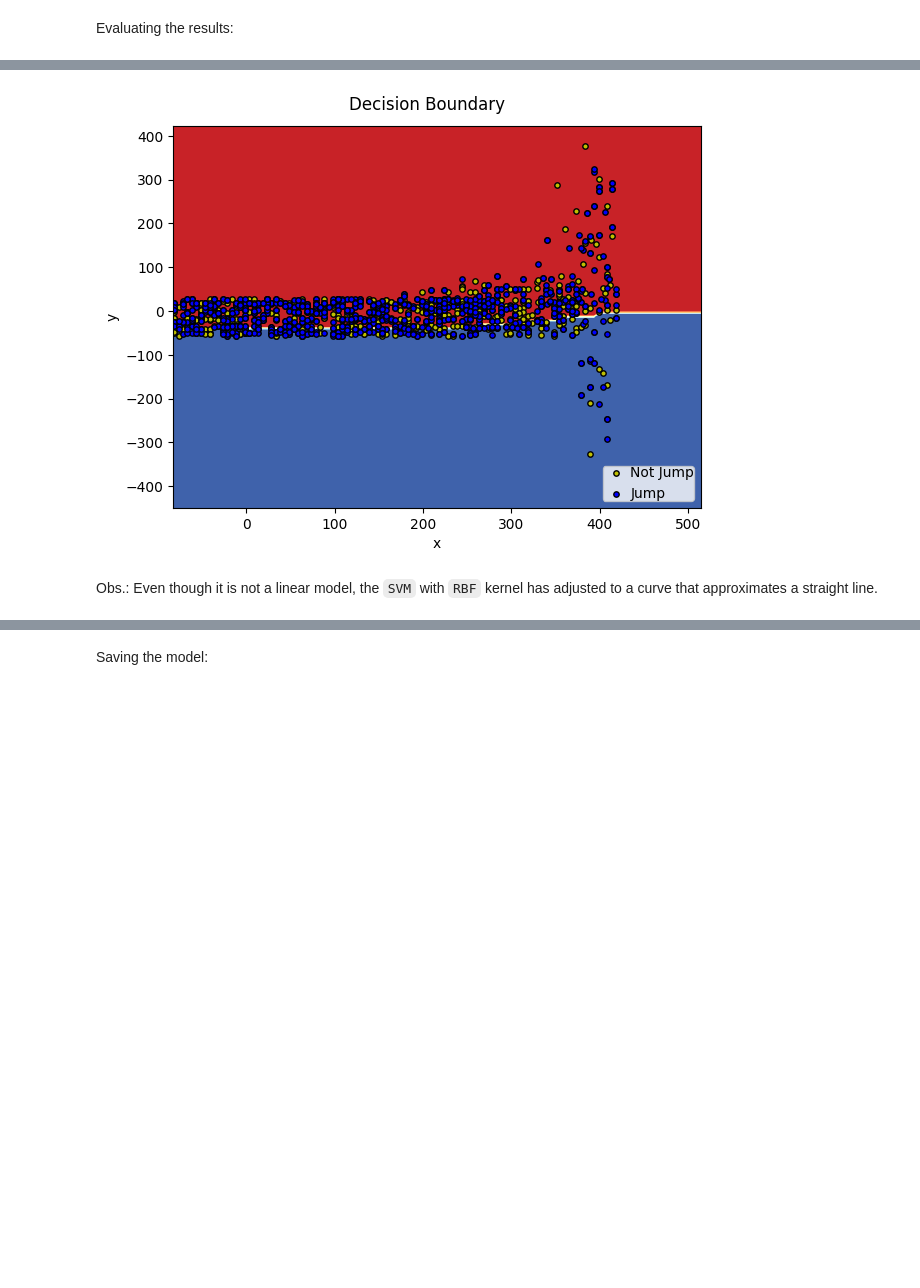
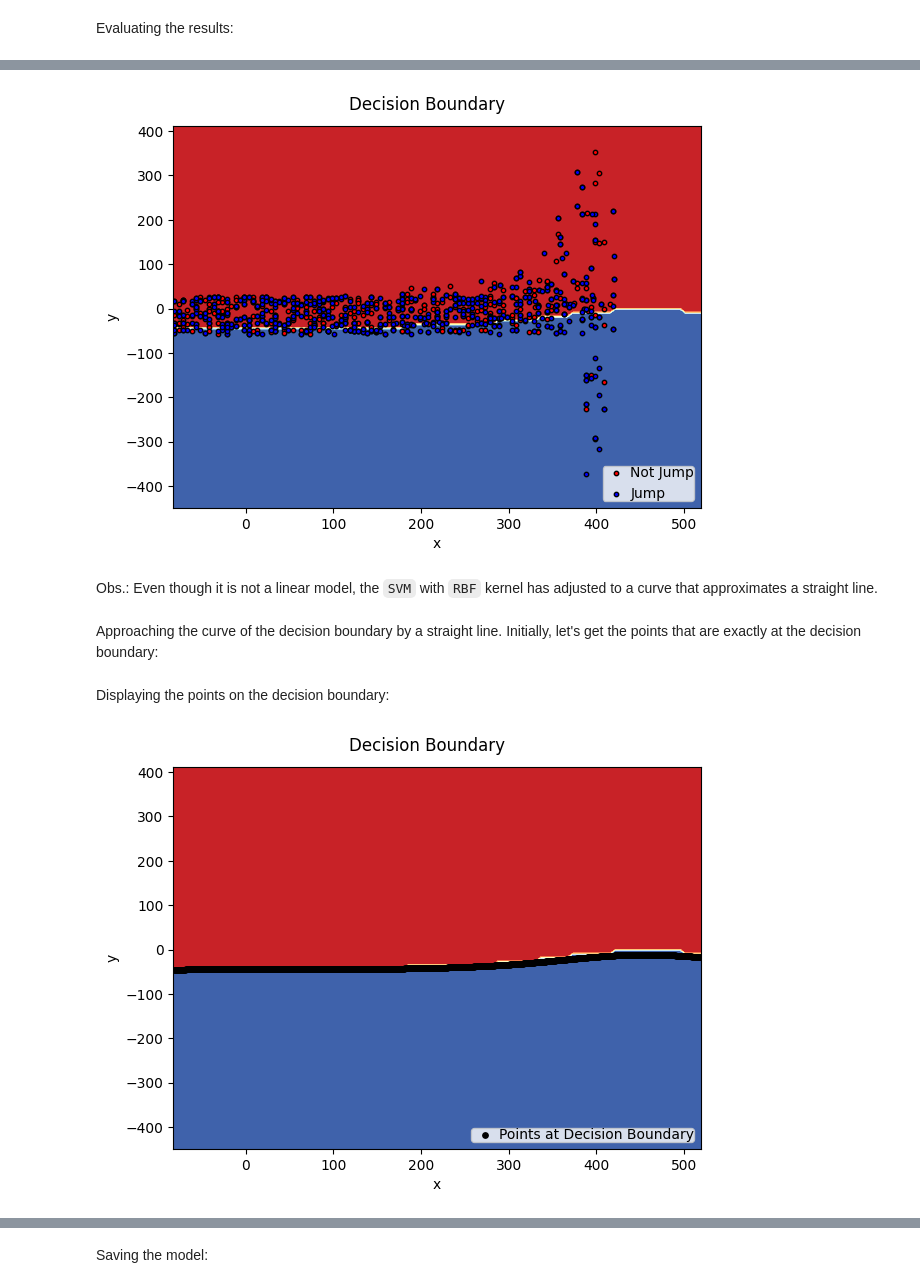
Before and after one commit to filipemedeiross/solving_flappy_bird, a Jupyter notebook: notebooks/intelligent_agent.ipynb, the cells around one changed output, grey strips where cells are left out. Cells and saved outputs as stored; diff of their text form; code cells hidden in the pictures; blank space fills up the shorter version.

```diff
--- a/notebooks/intelligent_agent.ipynb
+++ b/notebooks/intelligent_agent.ipynb
@@ -377,6 +376,6 @@ with open('../flappy_bean/models/dtc.pkl','wb') as f:
 # %% [markdown]
 Training an SVM with rbf kernel:
 # %%
-svm_rbf = SVC(kernel='rbf')
+svm_rbf = SVC(kernel='rbf', probability=True)
 svm_rbf.fit(X_train, y_train)
 # %% [output]
@@ -417,8 +411,8 @@ f(x)=+1     438    11219
 weighted avg       0.90      0.89      0.89     23314
 # %%
 n_classes = 2
-plot_colors = 'yb'
-n_points = 1500
+plot_colors = 'rb'
+n_points = 1000
 
 # Displaying the bounding region
 ax = plt.subplot(1, 1, 1)
@@ -443,13 +437,15 @@ for i, color in zip(range(n_classes), plot_colors):
         c=color,
         label='Jump' if i else 'Not Jump',
         edgecolor='black',
-        s=15
+        s=10
     )
 
 plt.suptitle('Decision Boundary')
 plt.legend(loc='lower right', borderpad=0, handletextpad=0)
 _ = plt.axis('tight')
 # %% [output]
-[figure, old version]
+[figure, new version]
-# %% [markdown]
-Obs.: Even though it is not a linear model, the `SVM` with `RBF` kernel has adjusted to a curve that approximates a straight line.
+# %% [markdown]
+Obs.: Even though it is not a linear model, the `SVM` with `RBF` kernel has adjusted to a curve that approximates a straight line.
+# %% [markdown]
+Approaching the curve of the decision boundary by a straight line. Initially, let's get the points that are exactly at the decision boundary:
@@ -455,0 +481,31 @@ Obs.: Even though it is not a linear model, the `SVM` with `RBF` kernel has adju
+# %% [markdown]
+Displaying the points on the decision boundary:
+# %%
+# Displaying the bounding region
+ax = plt.subplot(1, 1, 1)
+plt.tight_layout(h_pad=0.5, w_pad=0.5, pad=2.5)
+DecisionBoundaryDisplay.from_estimator(
+    svm_rbf,
+    X_train,
+    cmap=plt.cm.RdYlBu,
+    response_method='predict',
+    ax=ax,
+    xlabel='x',
+    ylabel='y',
+)
+
+# Displaying the points on the decision boundary
+plt.scatter(
+    x_svm,
+    y_svm,
+    c='black',
+    label='Points at Decision Boundary',
+    edgecolor='black',
+    s=15
+)
+
+plt.suptitle('Decision Boundary')
+plt.legend(loc='lower right', borderpad=0, handletextpad=0)
+_ = plt.axis('tight')
+# %% [output]
+[figure, added]
```
Also changed, not shown: parts of 21 cells of this notebook, 3 other files.
